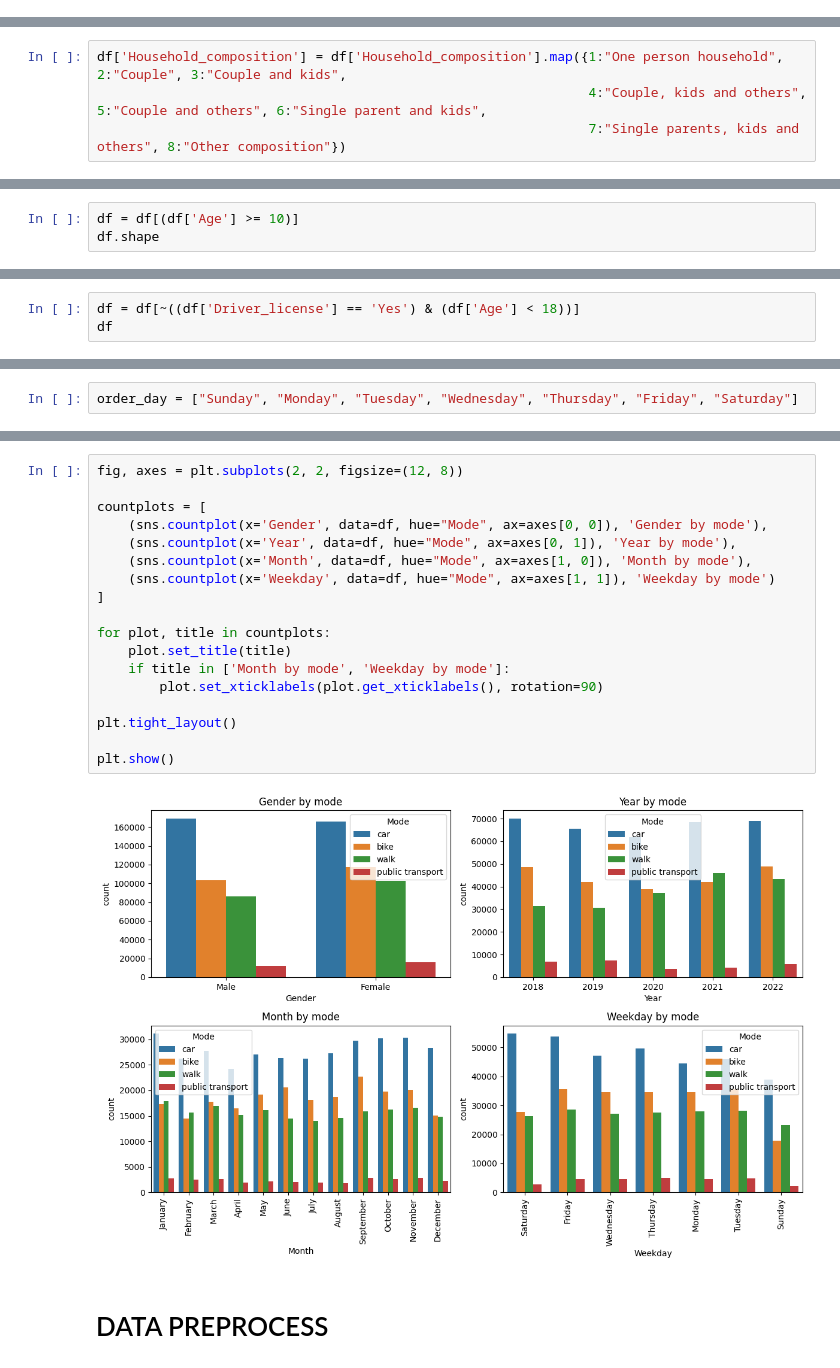
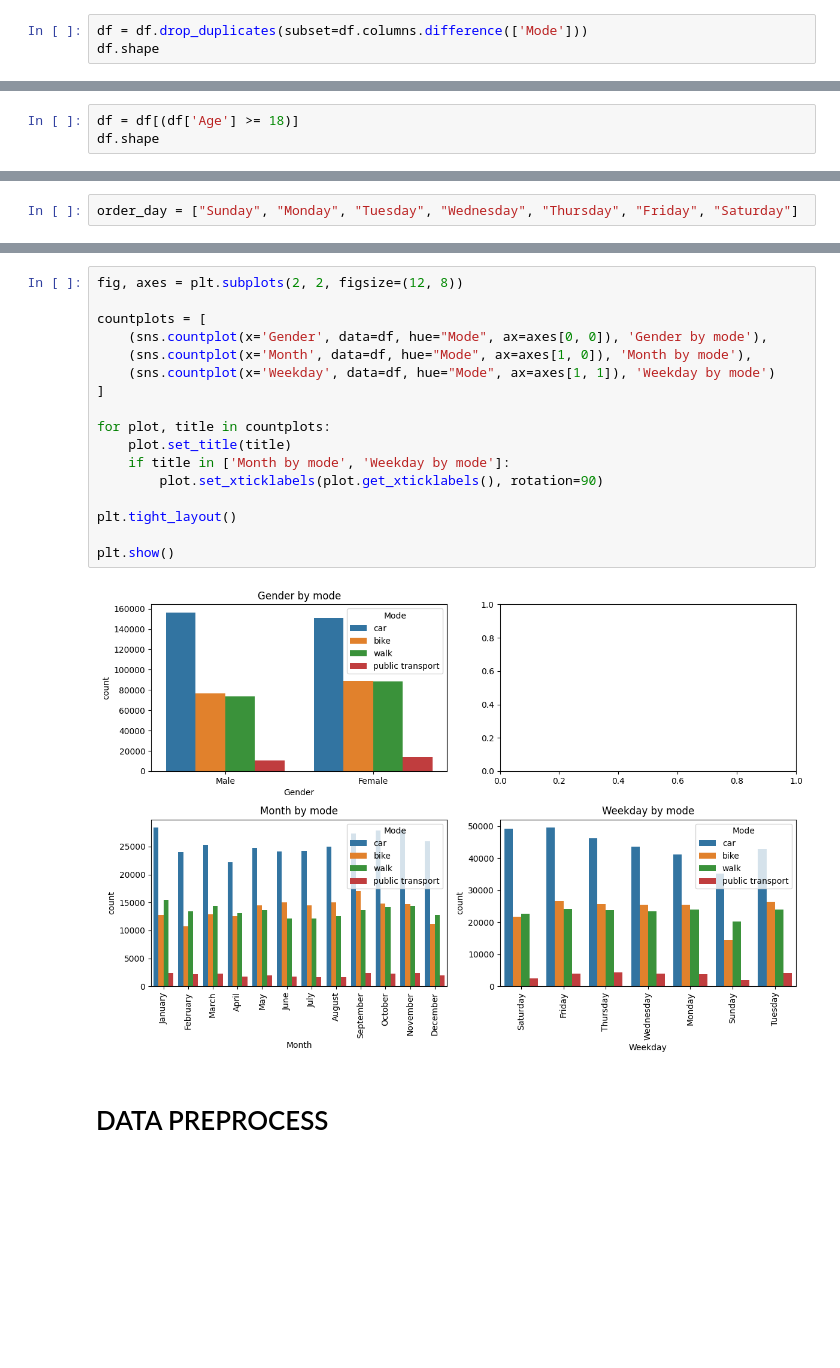
Before and after one commit to MariosMelach/Marios-Thesis, a Jupyter notebook: Netherlands Dataset/Netherlands_data_EDA.ipynb, the cells around one changed output, grey strips where cells are left out. Cells and saved outputs as stored; diff of their text form; blank space fills up the shorter version.

```diff
--- a/Netherlands Dataset/Netherlands_data_EDA.ipynb
+++ b/Netherlands Dataset/Netherlands_data_EDA.ipynb
@@ -163,0 +168,3 @@ df = df.drop_duplicates()
+# %%
+df = df.drop_duplicates(subset=df.columns.difference(['Mode']))
+df.shape
@@ -180,7 +192,3 @@ Name: count, dtype: int64
-# %%
-df['Household_composition'] = df['Household_composition'].map({1:"One person household", 2:"Couple", 3:"Couple and kids",
-                                                               4:"Couple, kids and others", 5:"Couple and others", 6:"Single parent and kids",
-                                                               7:"Single parents, kids and others", 8:"Other composition"})
 # %%
 df['Gender'].value_counts()
 # %% [output]
@@ -503,4 +483,4 @@ df.describe()
 # %%
-df = df[(df['Age'] >= 10)]
+df = df[(df['Age'] >= 18)]
 df.shape
 # %% [output]
@@ -508,3 +487,0 @@ df.shape
-# %%
-df = df[~((df['Driver_license'] == 'Yes') & (df['Age'] < 18))]
-df
@@ -1003,23 +964,22 @@ plt.show()
 # %%
 fig, axes = plt.subplots(2, 2, figsize=(12, 8))
 
 countplots = [
     (sns.countplot(x='Gender', data=df, hue="Mode", ax=axes[0, 0]), 'Gender by mode'),
-    (sns.countplot(x='Year', data=df, hue="Mode", ax=axes[0, 1]), 'Year by mode'),
     (sns.countplot(x='Month', data=df, hue="Mode", ax=axes[1, 0]), 'Month by mode'),
     (sns.countplot(x='Weekday', data=df, hue="Mode", ax=axes[1, 1]), 'Weekday by mode')
 ]
 
 for plot, title in countplots:
     plot.set_title(title)
     if title in ['Month by mode', 'Weekday by mode']:
         plot.set_xticklabels(plot.get_xticklabels(), rotation=90)
 
 plt.tight_layout()
 
 plt.show()
 # %% [output]
-[figure, old version]
+[figure, new version]
 # %% [markdown]
 # DATA PREPROCESS
 # %%
```
Also changed, not shown: parts of 107 cells of this notebook, 7 other files.
